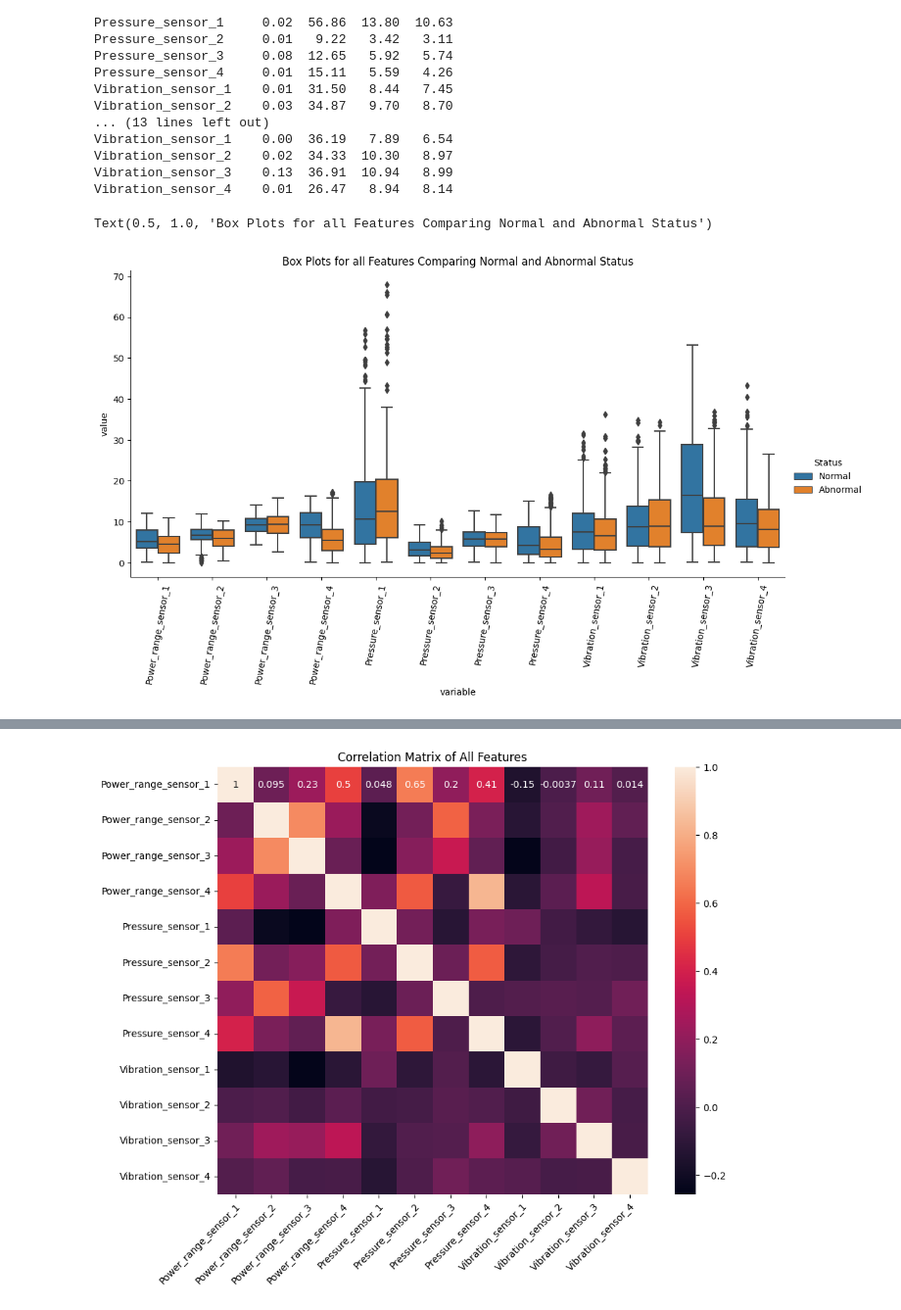
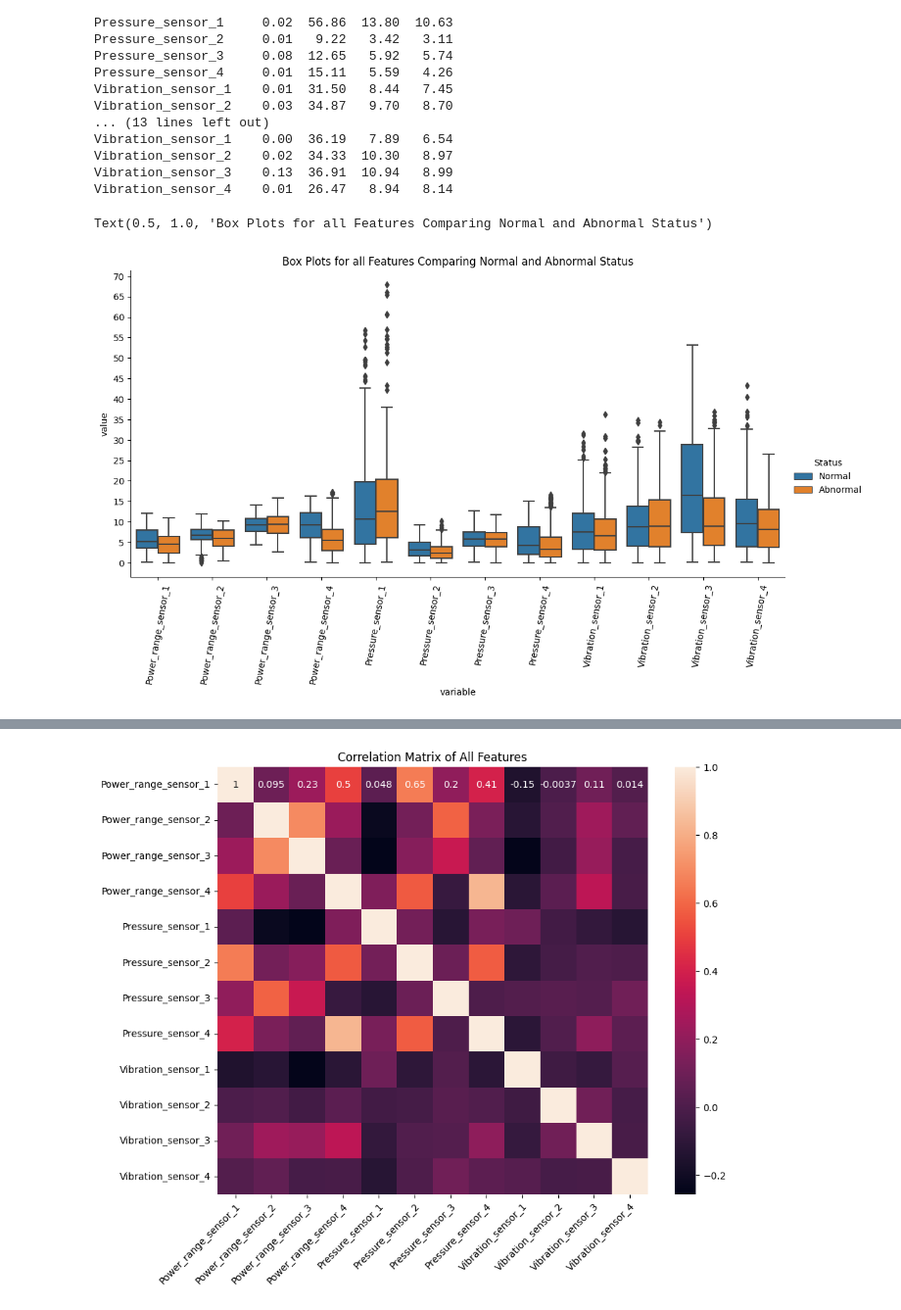
Before and after one commit to mathewsjoyy/BigData-Assessment, a Jupyter notebook: Task1_Code.ipynb, the cells around one changed output, grey strips where cells are left out. Shown at 98% size. Saved outputs shown, nothing was run; the diff lists cells and outputs as text; code cells hidden in the pictures.

```diff
--- a/Task1_Code.ipynb
+++ b/Task1_Code.ipynb
@@ -110,14 +104,19 @@ df_abnormal = df_pandas.loc[df_pandas['Status'] == 'Abnormal']
 # %%
 # Create box plots for all features for both groups (Status)
 dfm = df_pandas.melt(id_vars='Status')
 
 g = sns.catplot(kind='box', data=dfm, x='variable', y='value', hue='Status', height=5.5, aspect=2)
 
 # Set xticks to rotate 90 degrees
 g.set_xticklabels(rotation=80)
 
+import numpy as np
+
+# Adjust yticks to be more readable (interval of 5)
+plt.yticks(np.arange(0, 75, 5))
+
 # Set a title for the plot
 plt.title('Box Plots for all Features Comparing Normal and Abnormal Status')
 # %% [output]
 Text(0.5, 1.0, 'Box Plots for all Features Comparing Normal and Abnormal Status')
-[figure, old version]
+[figure, new version]
```
Also changed, not shown: parts of 7 cells of this notebook, 1 other file.
